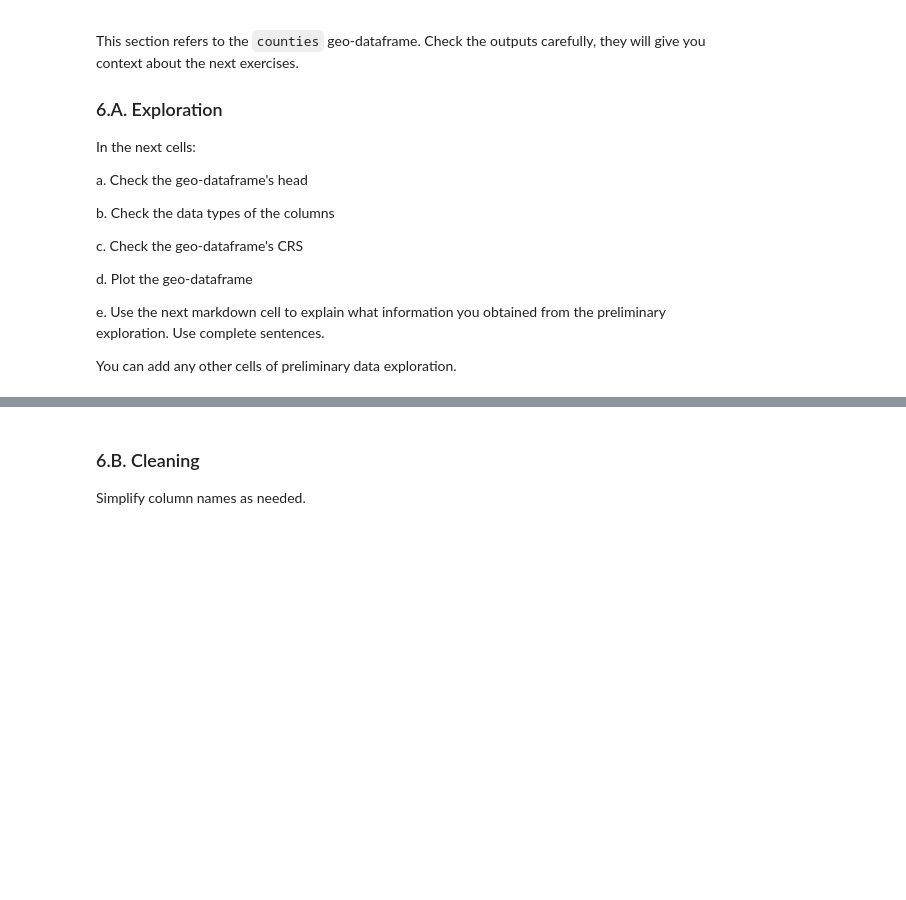
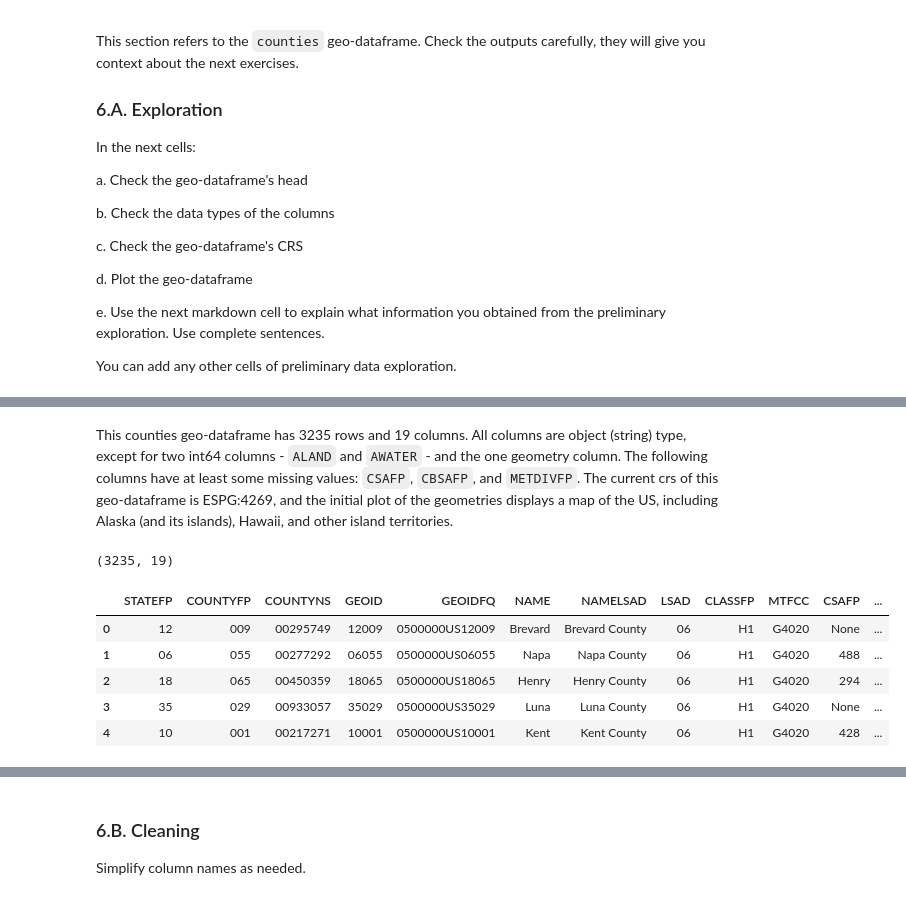
Before and after one commit to ssoriano22/eds220-hwk3, a Jupyter notebook: hwk3-task2-spills.ipynb, the cells around one changed output, grey strips where cells are left out. Saved outputs shown, nothing was run; the diff lists cells and outputs as text; code cells hidden in the pictures; blank space fills up the shorter version.

```diff
--- a/hwk3-task2-spills.ipynb
+++ b/hwk3-task2-spills.ipynb
@@ -481,0 +472,16 @@ _Type your answer here, replacing this text._
+# %% [markdown]
+This counties geo-dataframe has 3235 rows and 19 columns. All columns are object (string) type, except for two int64 columns - `ALAND` and `AWATER` - and the one geometry column. The following columns have at least some missing values: `CSAFP`, `CBSAFP`, and `METDIVFP`. The current crs of this geo-dataframe is ESPG:4269, and the initial plot of the geometries displays a map of the US, including Alaska (and its islands), Hawaii, and other island territories.
+# %%
+counties.shape
+# %% [output]
+(3235, 19)
+# %%
+# a Check head of geo-dataframe counties
+counties.head()
+# %% [output]
+|  | STATEFP | COUNTYFP | COUNTYNS | GEOID | GEOIDFQ | NAME | NAMELSAD | LSAD | CLASSFP | MTFCC | CSAFP | ... |
+| 0 | 12 | 009 | 00295749 | 12009 | 0500000US12009 | Brevard | Brevard County | 06 | H1 | G4020 | None | ... |
+| 1 | 06 | 055 | 00277292 | 06055 | 0500000US06055 | Napa | Napa County | 06 | H1 | G4020 | 488 | ... |
+| 2 | 18 | 065 | 00450359 | 18065 | 0500000US18065 | Henry | Henry County | 06 | H1 | G4020 | 294 | ... |
+| 3 | 35 | 029 | 00933057 | 35029 | 0500000US35029 | Luna | Luna County | 06 | H1 | G4020 | None | ... |
+| 4 | 10 | 001 | 00217271 | 10001 | 0500000US10001 | Kent | Kent County | 06 | H1 | G4020 | 428 | ... |
```
Also changed, not shown: parts of 8 cells of this notebook.
